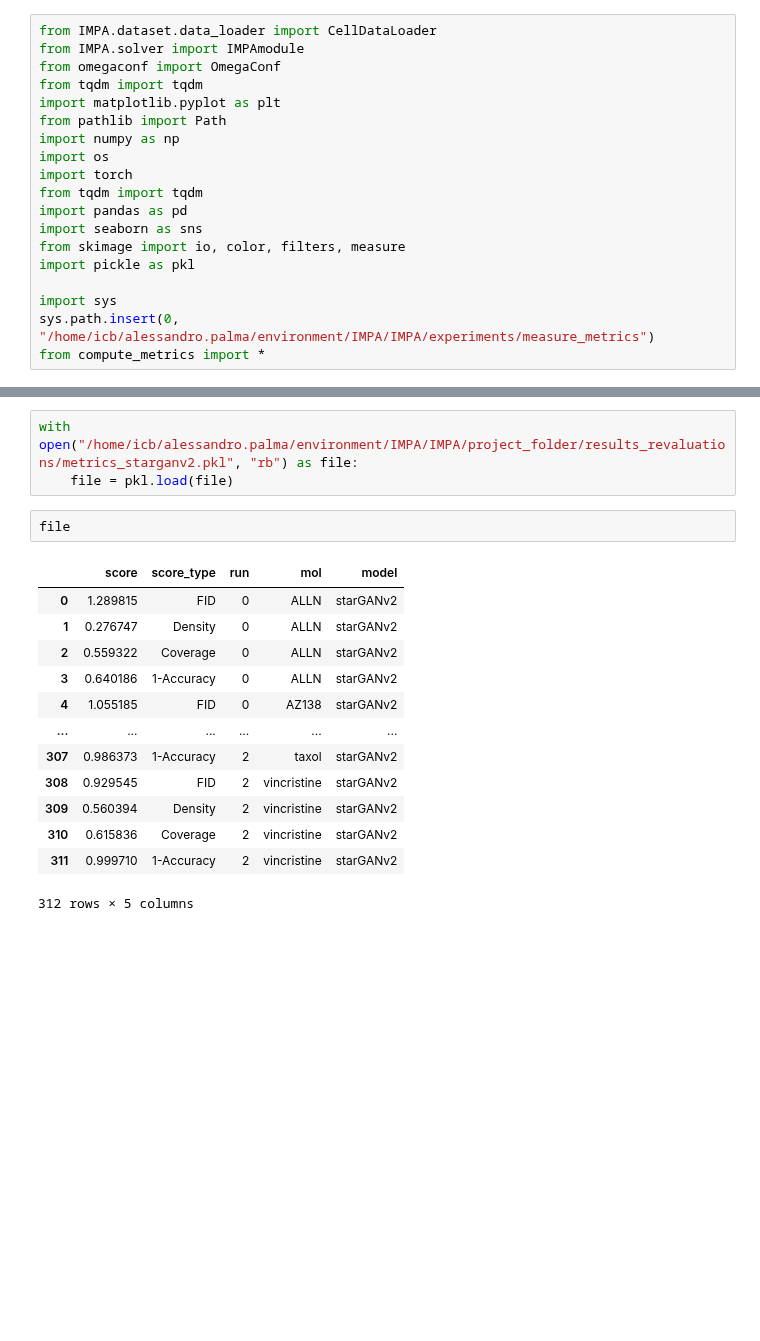
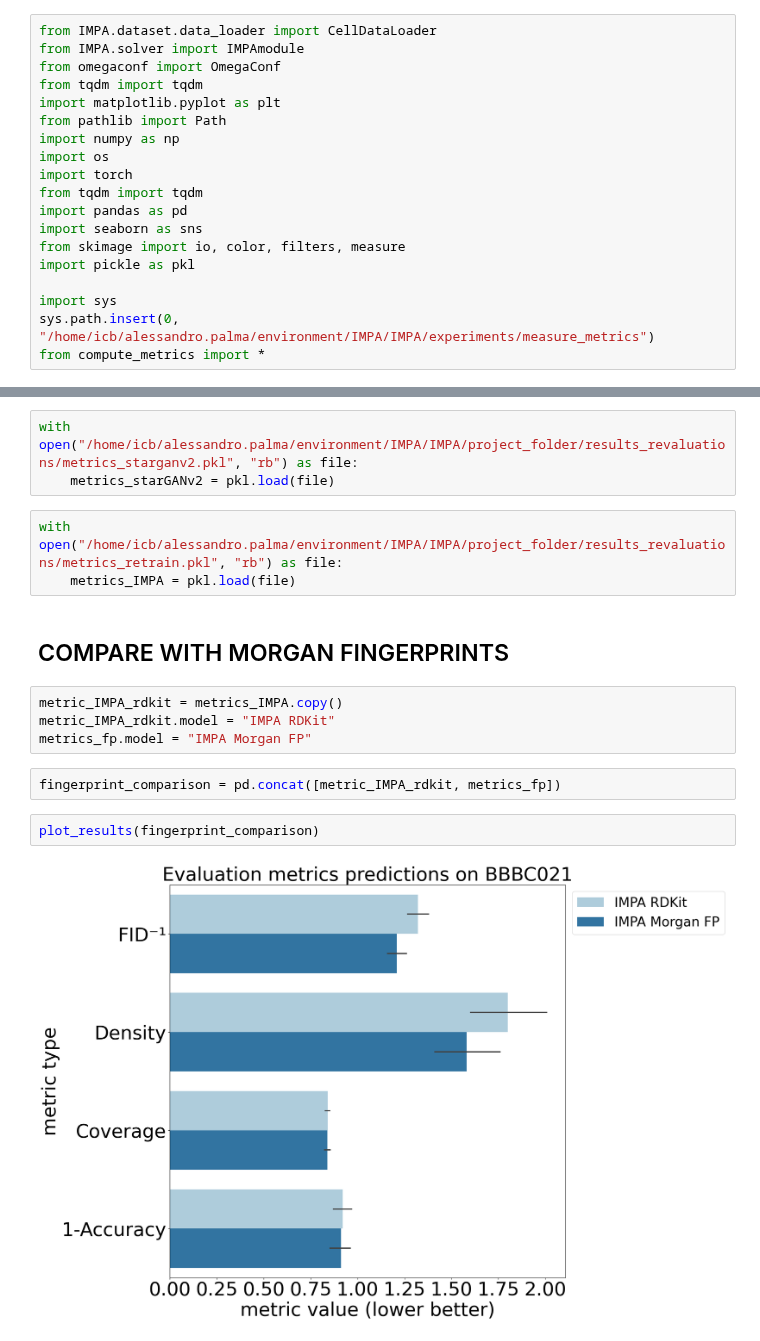
Before and after one commit to theislab/IMPA, a Jupyter notebook: notebooks/cpg0000/corrections_old_paper/plot_improvements.ipynb, the cells around one changed output, grey strips where cells are left out. Cells and saved outputs as stored; diff of their text form; blank space fills up the shorter version.

```diff
--- a/notebooks/cpg0000/corrections_old_paper/plot_improvements.ipynb
+++ b/notebooks/cpg0000/corrections_old_paper/plot_improvements.ipynb
@@ -39,19 +47,18 @@ file
 # %%
 with open("/home/icb/alessandro.palma/environment/IMPA/IMPA/project_folder/results_revaluations/metrics_starganv2.pkl", "rb") as file:
-    file = pkl.load(file)
+    metrics_starGANv2 = pkl.load(file)
 # %%
-file
+with open("/home/icb/alessandro.palma/environment/IMPA/IMPA/project_folder/results_revaluations/metrics_retrain.pkl", "rb") as file:
+    metrics_IMPA = pkl.load(file)
-# %% [output]
-|  | score | score_type | run | mol | model |
-| 0 | 1.289815 | FID | 0 | ALLN | starGANv2 |
-| 1 | 0.276747 | Density | 0 | ALLN | starGANv2 |
-| 2 | 0.559322 | Coverage | 0 | ALLN | starGANv2 |
-| 3 | 0.640186 | 1-Accuracy | 0 | ALLN | starGANv2 |
-| 4 | 1.055185 | FID | 0 | AZ138 | starGANv2 |
-| ... | ... | ... | ... | ... | ... |
-| 307 | 0.986373 | 1-Accuracy | 2 | taxol | starGANv2 |
-| 308 | 0.929545 | FID | 2 | vincristine | starGANv2 |
-| 309 | 0.560394 | Density | 2 | vincristine | starGANv2 |
-| 310 | 0.615836 | Coverage | 2 | vincristine | starGANv2 |
-| 311 | 0.999710 | 1-Accuracy | 2 | vincristine | starGANv2 |
-312 rows × 5 columns
+# %% [markdown]
+## COMPARE WITH MORGAN FINGERPRINTS
+# %%
+metric_IMPA_rdkit = metrics_IMPA.copy()
+metric_IMPA_rdkit.model = "IMPA RDKit"
+metrics_fp.model = "IMPA Morgan FP"
+# %%
+fingerprint_comparison = pd.concat([metric_IMPA_rdkit, metrics_fp])
+# %%
+plot_results(fingerprint_comparison)
+# %% [output]
+[figure, added]
```
Also changed, not shown: parts of 6 cells of this notebook, 7 other files.
